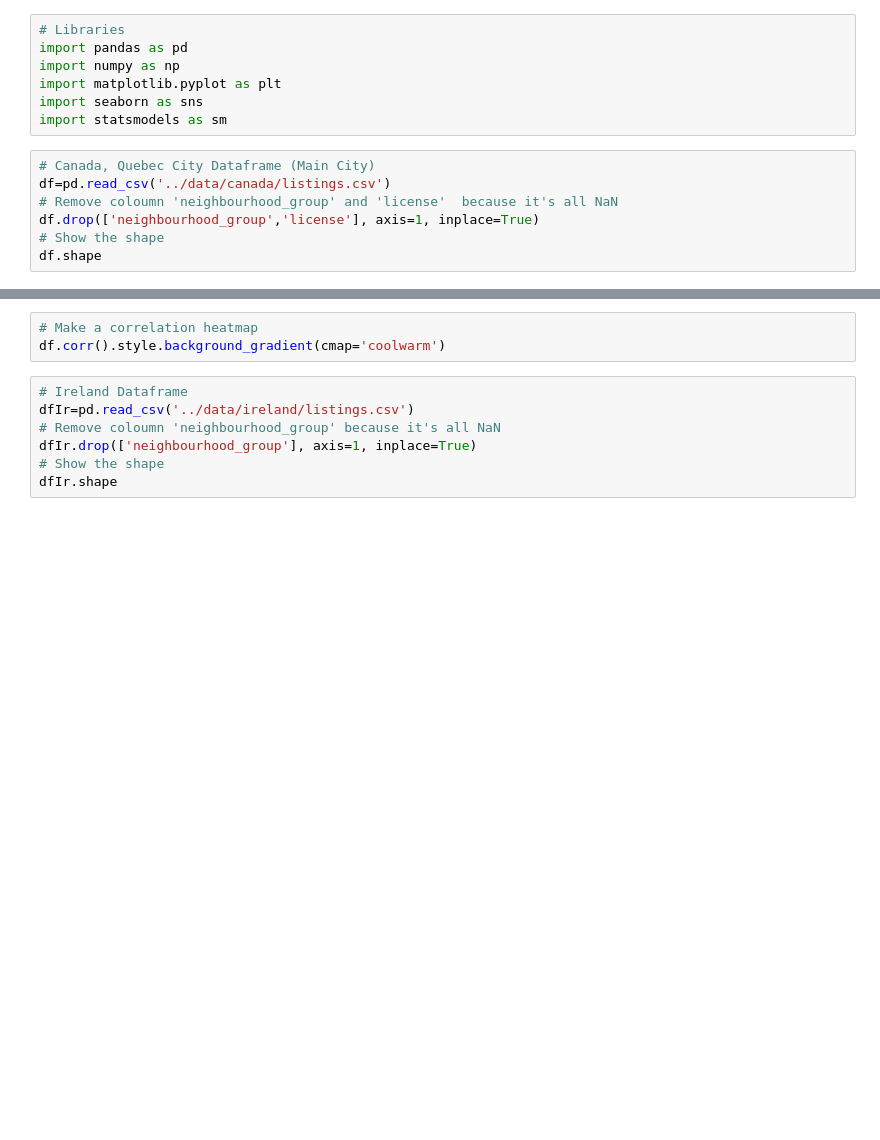
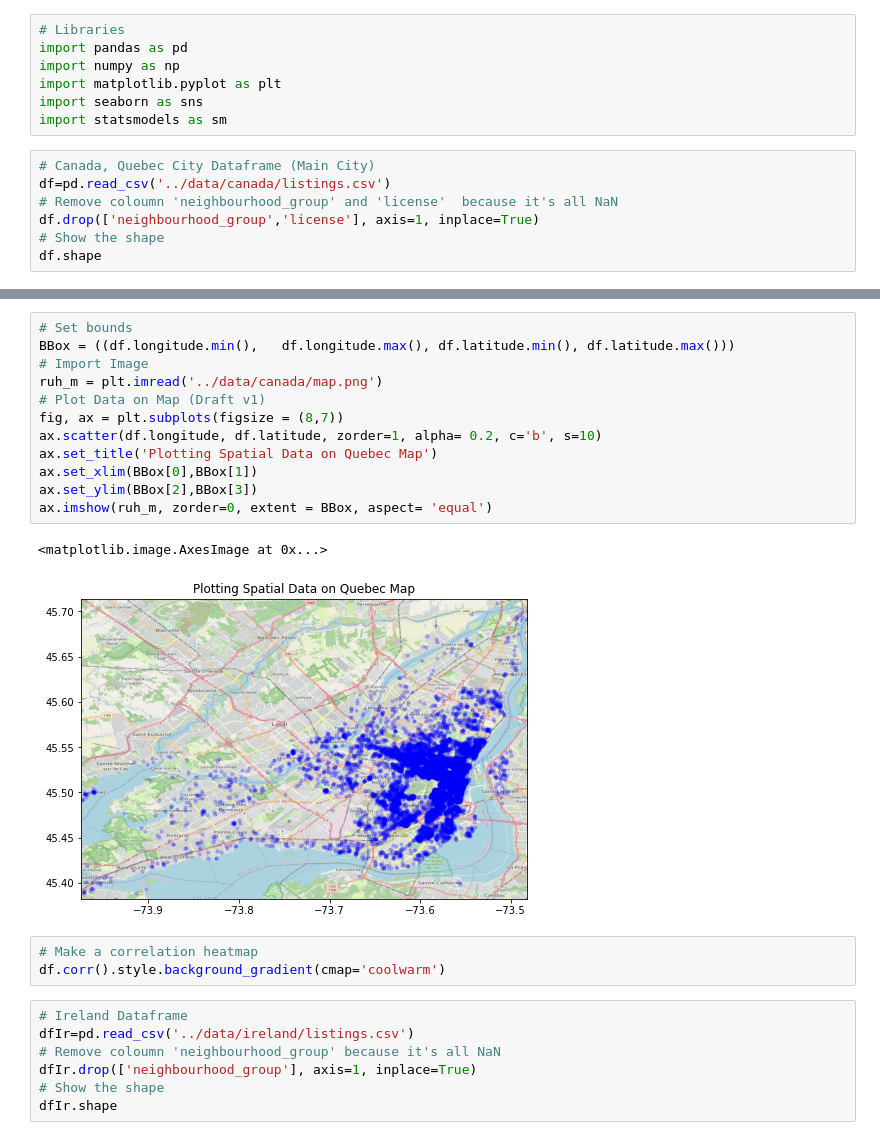
Before and after one commit to alyazidView/tourists, a Jupyter notebook: src/alyazidView.ipynb, the cells around one changed output, grey strips where cells are left out. Drawn from its saved outputs; the diff is of its cells as text; blank space fills up the shorter version.

```diff
--- a/src/alyazidView.ipynb
+++ b/src/alyazidView.ipynb
@@ -18,3 +29,18 @@ df.sample(10)
+# %%
+# Set bounds
+BBox = ((df.longitude.min(),   df.longitude.max(), df.latitude.min(), df.latitude.max()))
+# Import Image
+ruh_m = plt.imread('../data/canada/map.png')
+# Plot Data on Map (Draft v1)
+fig, ax = plt.subplots(figsize = (8,7))
+ax.scatter(df.longitude, df.latitude, zorder=1, alpha= 0.2, c='b', s=10)
+ax.set_title('Plotting Spatial Data on Quebec Map')
+ax.set_xlim(BBox[0],BBox[1])
+ax.set_ylim(BBox[2],BBox[3])
+ax.imshow(ruh_m, zorder=0, extent = BBox, aspect= 'equal')
+# %% [output]
+<matplotlib.image.AxesImage at 0x...>
+[figure, added]
 # %%
 # Make a correlation heatmap
 df.corr().style.background_gradient(cmap='coolwarm')
```
Also changed, not shown: parts of 5 cells of this notebook, 1 other file.
